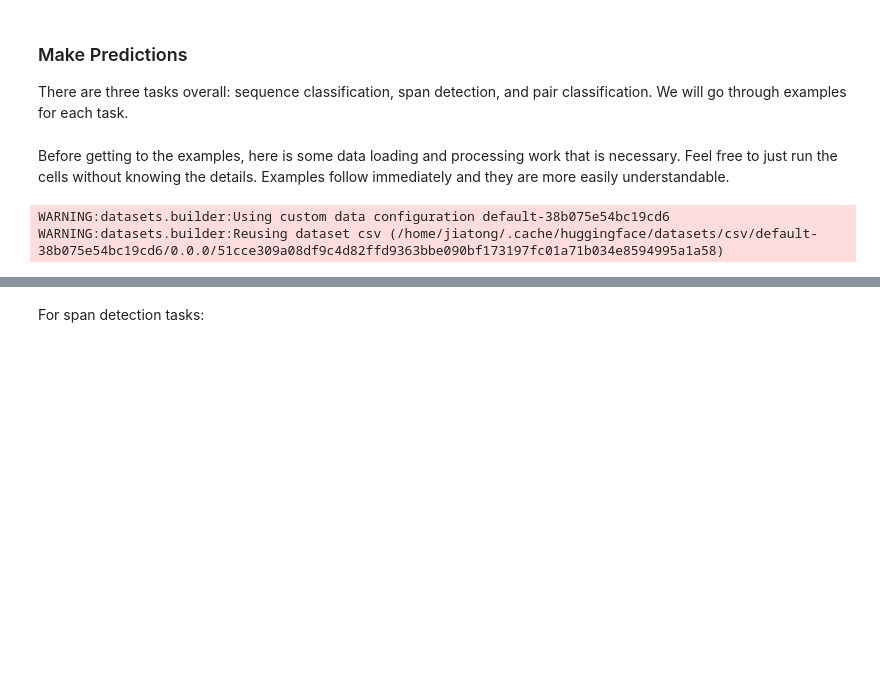
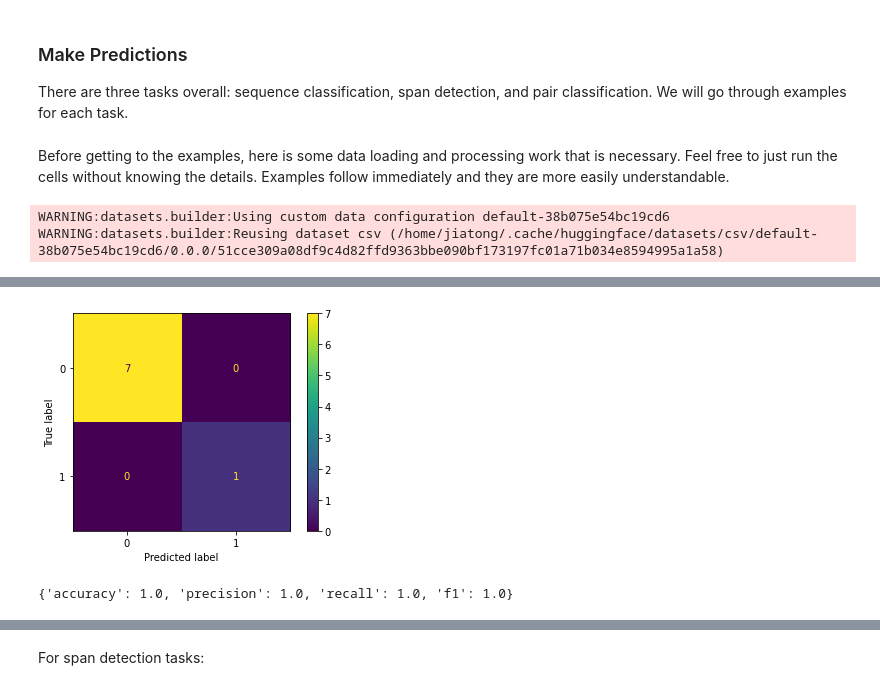
Before and after one commit to tanfiona/UniCausal, a Jupyter notebook: tutorials/Predicting with pretrained models.ipynb, the cells around one changed output, grey strips where cells are left out. Saved outputs shown, nothing was run; the diff lists cells and outputs as text; code cells hidden in the pictures; blank space fills up the shorter version.

```diff
--- a/tutorials/Predicting with pretrained models.ipynb
+++ b/tutorials/Predicting with pretrained models.ipynb
@@ -145,7 +149,7 @@ def tokenize_and_add_tags(examples):
 processed_seq_datasets = seq_datasets.map(
     tokenize_and_add_tags,
     batched=True,
-    remove_columns=seq_datasets[seq_structure_source].column_names,
+    # remove_columns=seq_datasets[seq_structure_source].column_names,
     desc="Running tokenizer on dataset",
 )
 
@@ -211,0 +298,20 @@ WARNING:datasets.builder:Reusing dataset csv (/home/jiatong/.cache/huggingface/d
+# %%
+# For pair classification
+print('##### Pair Classification Individual Examples #####')
+example_texts = processed_seq_datasets['pair_validation']['text'][:8]
+true_labels = processed_seq_datasets['pair_validation']['label'][:8]
+data_collator = default_data_collator
+eval_pspan_dataloader = DataLoader(
+    processed_seq_datasets['pair_validation'],
+    shuffle=False, collate_fn=data_collator,
+    batch_size=8
+)
+for (_, batch) in enumerate(eval_pspan_dataloader):
+    batch['label'] = batch['labels'].clone()
+    del batch['labels']
+    predictions = model(**batch)
+    break
+
+for i in range(8):
+    print(f'Input text #{i+1}:',example_texts[i])
+    print('\t # predicted outcome:',predictions.seq_logits[i].argmax(dim=-1).tolist(),'vs actual outcome:',true_labels[i])
@@ -211,0 +336,6 @@ WARNING:datasets.builder:Reusing dataset csv (/home/jiatong/.cache/huggingface/d
+# %%
+# Evaluate pair classification outcomes
+compute_metrics(predictions)
+# %% [output]
+[figure, added]
+{'accuracy': 1.0, 'precision': 1.0, 'recall': 1.0, 'f1': 1.0}
```
Also changed, not shown: parts of 22 cells of this notebook.
